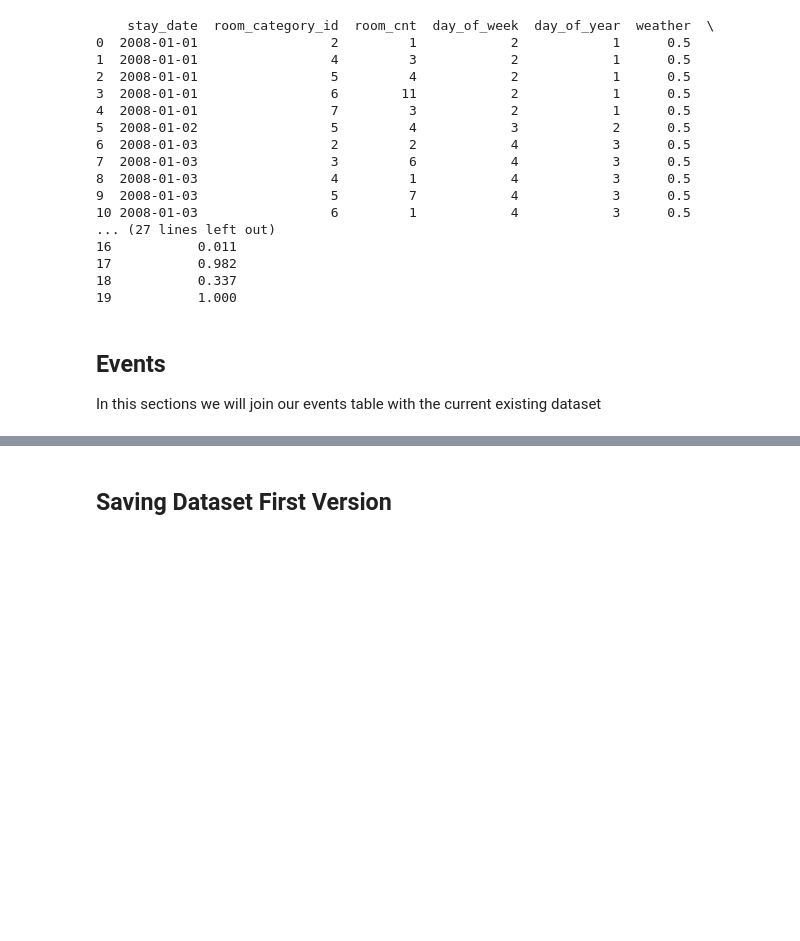
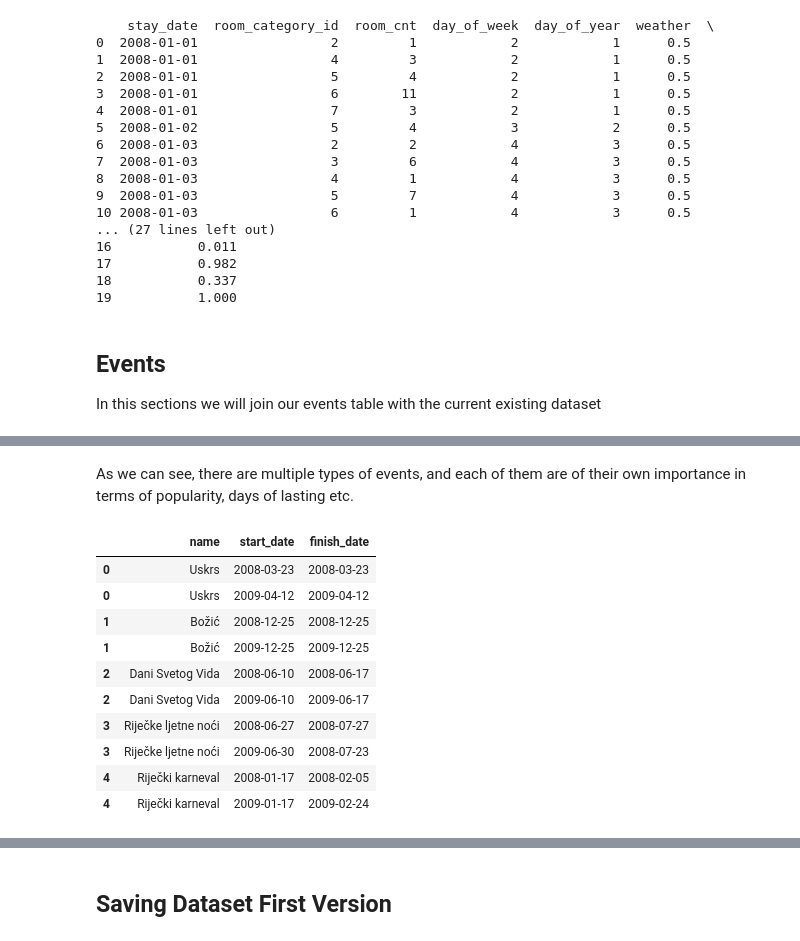
Before and after one commit to usernamenenad/Lumen, a Jupyter notebook: src/borisDataset.ipynb, the cells around one changed output, grey strips where cells are left out. Cells and saved outputs as stored; diff of their text form; code cells hidden in the pictures; blank space fills up the shorter version.

Commit message:
integisani eventovi u borisdataset

```diff
--- a/src/borisDataset.ipynb
+++ b/src/borisDataset.ipynb
@@ -507,3 +585,6 @@ print(new_dataset.head(n=20))
 # %% [markdown]
 ## Events
 In this sections we will join our events table with the current existing dataset
+# %%
+events = pd.read_json("./events/events.json")
+events.head(10)
@@ -509,0 +598,22 @@ In this sections we will join our events table with the current existing dataset
+# %% [markdown]
+As we can see, there are multiple types of events, and each of them are of their own importance in terms of popularity, days of lasting etc.
+# %%
+event_dates = events[["name", "date"]].explode("date")
+exploded_dates = event_dates["date"].apply(pd.Series)
+event_dates = pd.concat([event_dates, exploded_dates], axis=1).drop("date", axis=1)
+
+event_dates["start_date"] = pd.to_datetime(event_dates["start_date"])
+event_dates["finish_date"] = pd.to_datetime(event_dates["finish_date"])
+event_dates
+# %% [output]
+|  | name | start_date | finish_date |
+| 0 | Uskrs | 2008-03-23 | 2008-03-23 |
+| 0 | Uskrs | 2009-04-12 | 2009-04-12 |
+| 1 | Božić | 2008-12-25 | 2008-12-25 |
+| 1 | Božić | 2009-12-25 | 2009-12-25 |
+| 2 | Dani Svetog Vida | 2008-06-10 | 2008-06-17 |
+| 2 | Dani Svetog Vida | 2009-06-10 | 2009-06-17 |
+| 3 | Riječke ljetne noći | 2008-06-27 | 2008-07-27 |
+| 3 | Riječke ljetne noći | 2009-06-30 | 2008-07-23 |
+| 4 | Riječki karneval | 2008-01-17 | 2008-02-05 |
+| 4 | Riječki karneval | 2009-01-17 | 2009-02-24 |
```
Also changed, not shown: parts of 33 cells of this notebook, 1 other file.
